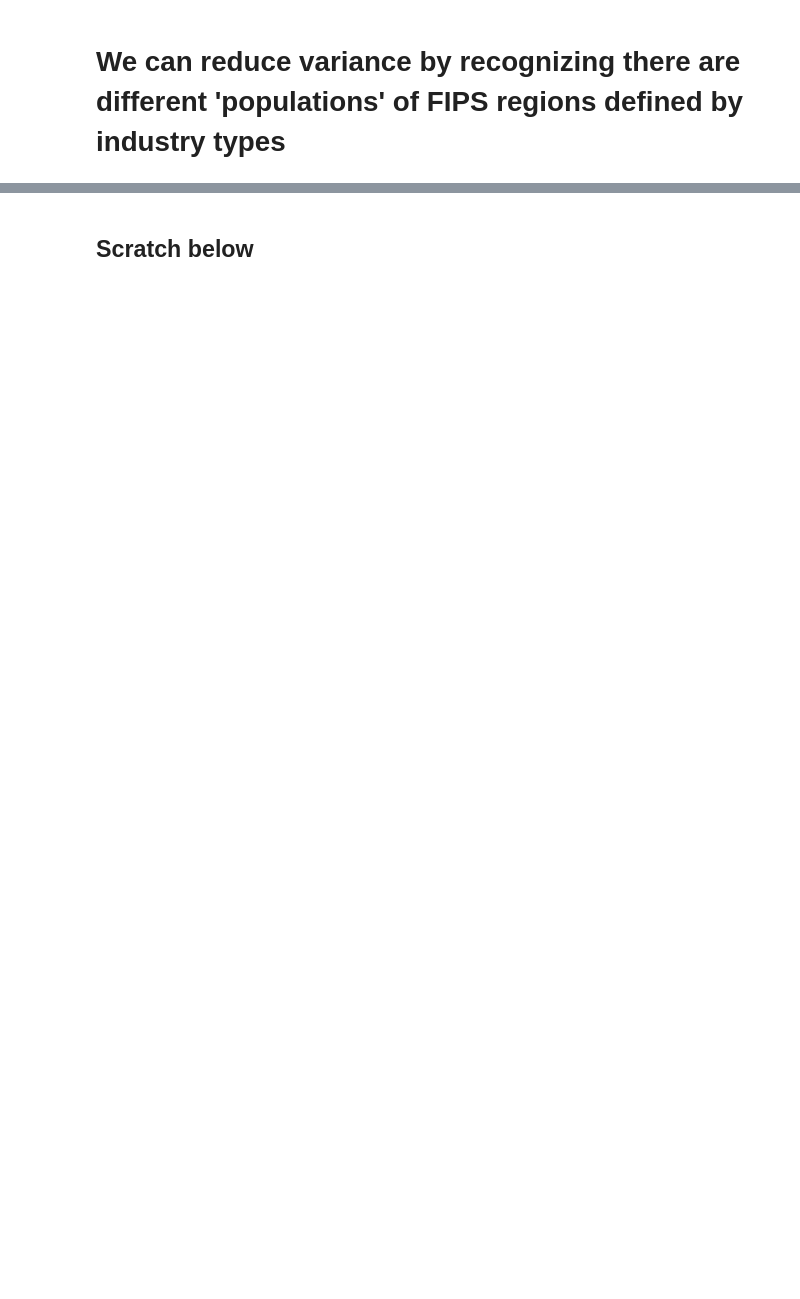
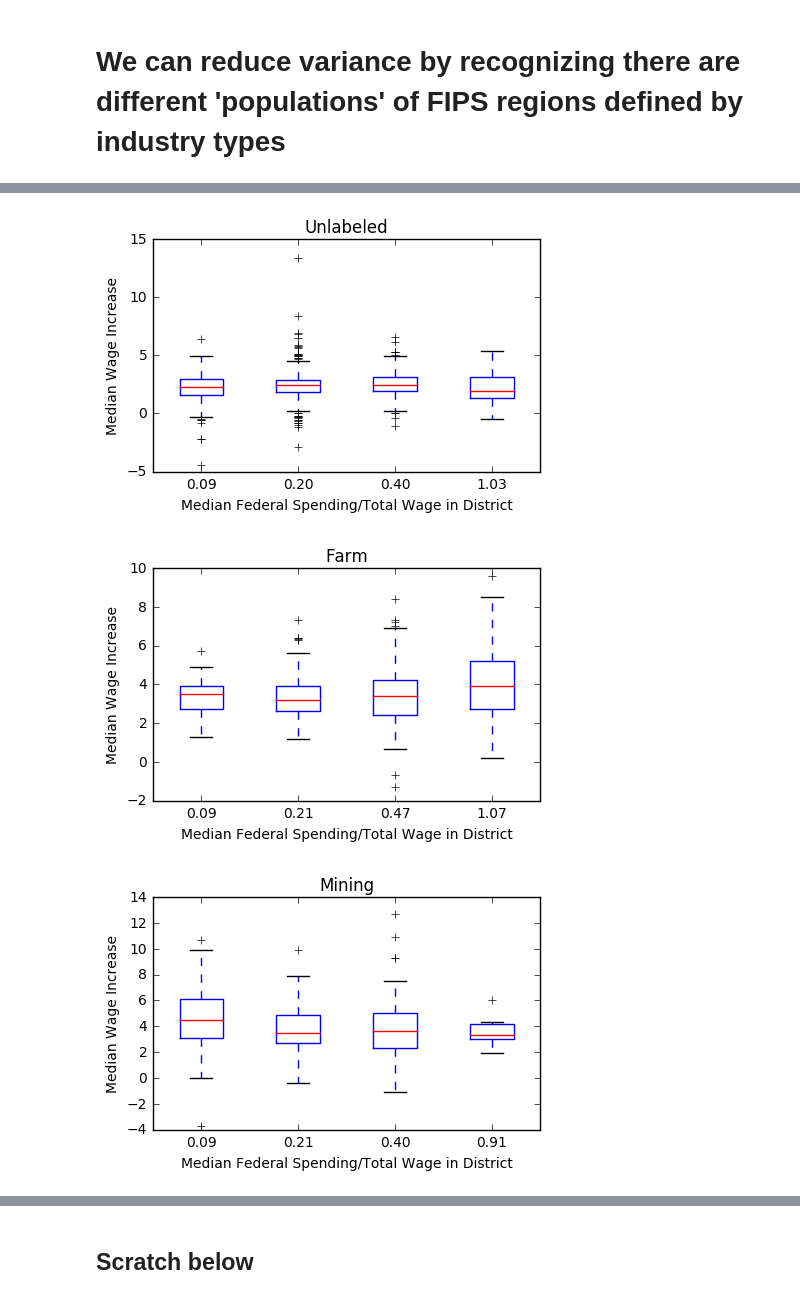
Before and after one commit to bfollinprm/data_incubator, a Jupyter notebook: project_proposal.ipynb, the cells around one changed output, grey strips where cells are left out. Saved outputs shown, nothing was run; the diff lists cells and outputs as text; code cells hidden in the pictures; blank space fills up the shorter version.

```diff
--- a/project_proposal.ipynb
+++ b/project_proposal.ipynb
@@ -45,10 +45,10 @@ for year in range(2005,2016):
                     )
 
     group = df.groupby('agglvl_code').get_group(74)
-    group.loc[:,'year'] = str(year)[:4]
+    group['year'] = str(year)[:4]
     wages_by_sector = wages_by_sector.append(group)
     group = df.groupby('agglvl_code').get_group(70)
-    group.loc[:,'year'] = str(year)[:4]
+    group['year'] = str(year)[:4]
     wages = wages.append(group)
 # %% [output]
 A value is trying to be set on a copy of a slice from a DataFrame.
@@ -106,7 +104,7 @@ cbar.ax.tick_params(labelsize=20)
 ## To compare, let's grab the Federal Spending Data (this is around 100 GB, so it takes a while)
 # %%
 def get_federal_spending(year):
-    zip_countyfips = pd.read_csv('/Users/follin/Documents/projects/data_incubator/data_incubator/data/ZIP_COUNTY_122015/Sheet1-Table 1.csv',
+    zip_countyfips = pd.read_csv(osp.join(os.getcwd(), 'data','ZIP_COUNTY_122015', 'Sheet1-Table 1.csv'),
                             memory_map = False,
                             usecols = ['ZIP', 'COUNTY'],
                             dtype = {'ZIP': str, 'COUNTY': str})
@@ -233,16 +262,28 @@ clustered_aggregate_vals = aggregate_vals.merge(county_classes.replace(np.nan, 0
 # %%
 groups = clustered_aggregate_vals.groupby('cluster')
 for name, (junk, group) in zip(['Unlabeled', 'Farm', 'Mining', 'Mfr.', 'Gvmt', 'Svcs.', 'Unspecialized'],groups):
     values = []
+    fed_fracs = []
     binedges = [-10,-3,-2,-1,10]
     for left_edge, right_edge in zip(binedges[:-1], binedges[1:]):
         values += [[wage for wage, ff in array(group[['oty_annual_avg_wkly_wage_pct_chg',
                                                       'log_spending_over_wage'
                                                      ]
                                                     ]
                                               )
                     if (ff > left_edge) & (ff < right_edge)
                    ]]
+        fed_fracs += [[ff for ff in array(group['log_spending_over_wage'])
+                    if (ff > left_edge) & (ff < right_edge)
+                   ]]
     figure(figsize = (5,3))
     boxplot(values);
     title(name)
+    ylabel('Median Wage Increase')
+    xlabel('Median Federal Spending/Total Wage in District')
+    medians = [median(array(val)) for val in fed_fracs]
+    xticks(arange(1,5), ['%3.2f'%val for val in exp(medians) * log(10)])
+# %% [output]
+[figure, added]
+[figure, added]
+[figure, added]
```
Also changed, not shown: parts of 10 cells of this notebook, 3 other files.
